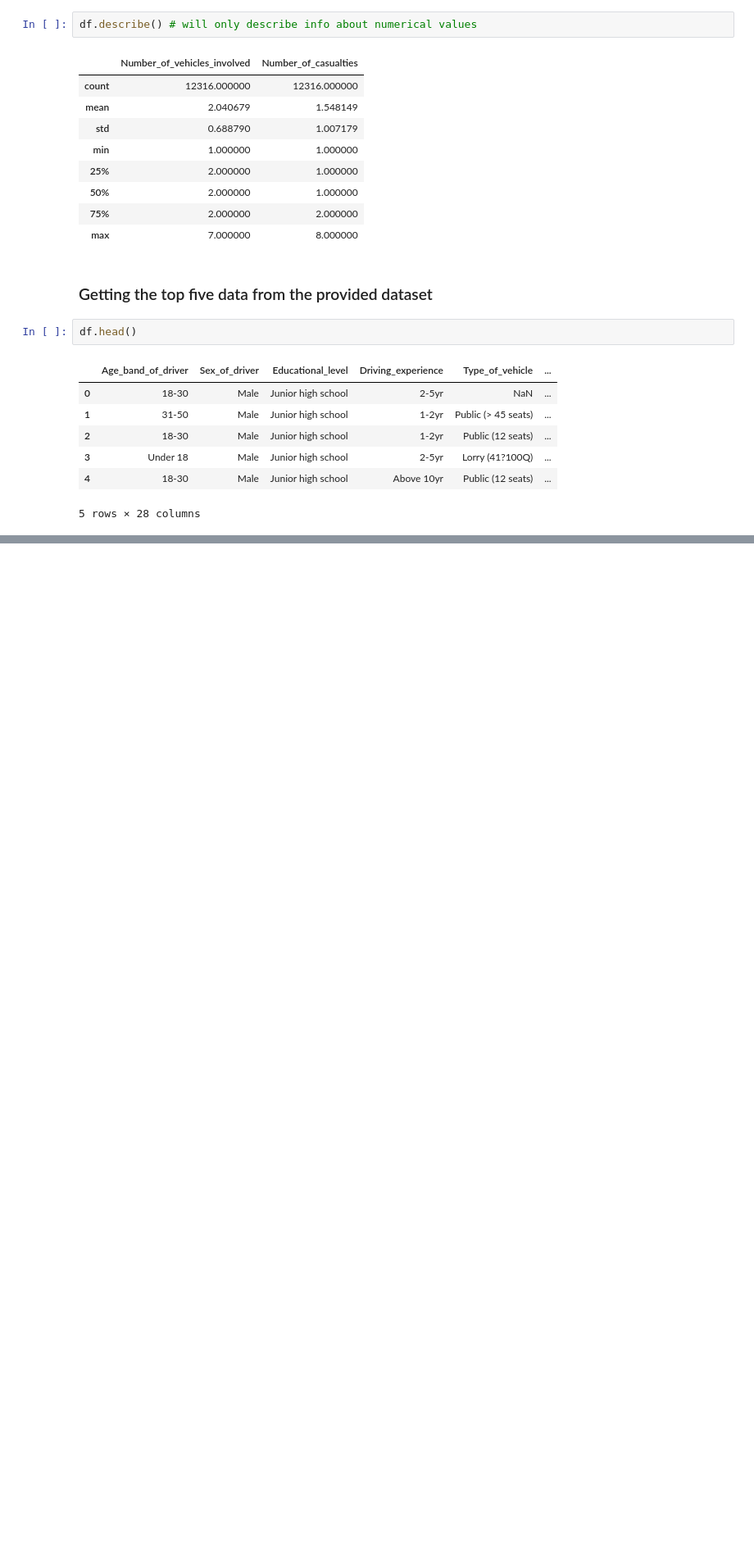
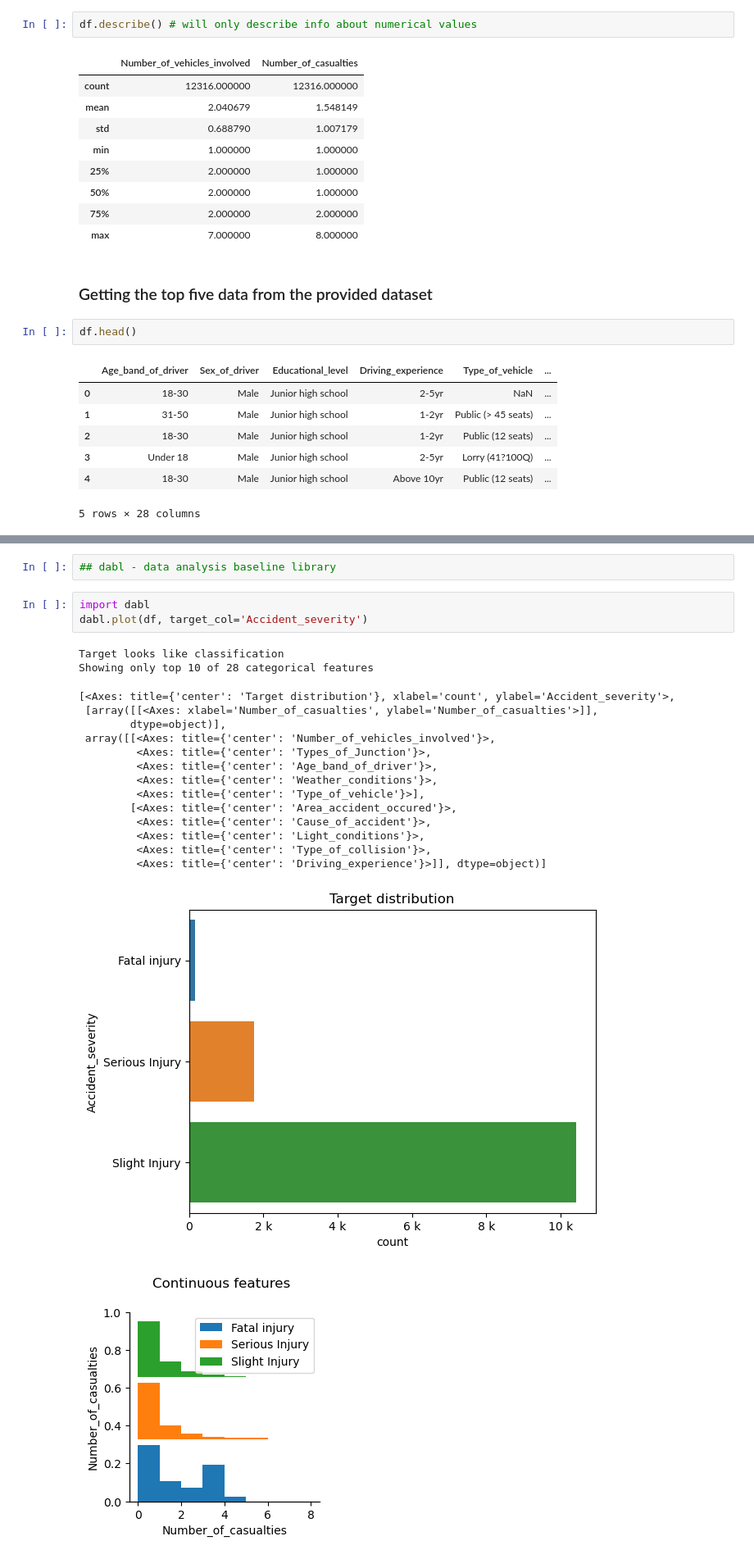
Before and after one commit to Impact-Dev1/Road-Traffic-Severity-Classification, a Jupyter notebook: main.ipynb, the cells around one changed output, grey strips where cells are left out. Shown at 82% size. Saved outputs shown, nothing was run; the diff lists cells and outputs as text; blank space fills up the shorter version.

```diff
--- a/main.ipynb
+++ b/main.ipynb
@@ -34,0 +114,23 @@ df.head()
+# %%
+## dabl - data analysis baseline library
+# %%
+import dabl
+dabl.plot(df, target_col='Accident_severity')
+# %% [output]
+Target looks like classification
+Showing only top 10 of 28 categorical features
+[<Axes: title={'center': 'Target distribution'}, xlabel='count', ylabel='Accident_severity'>,
+ [array([[<Axes: xlabel='Number_of_casualties', ylabel='Number_of_casualties'>]],
+        dtype=object)],
+ array([[<Axes: title={'center': 'Number_of_vehicles_involved'}>,
+         <Axes: title={'center': 'Types_of_Junction'}>,
+         <Axes: title={'center': 'Age_band_of_driver'}>,
+         <Axes: title={'center': 'Weather_conditions'}>,
+         <Axes: title={'center': 'Type_of_vehicle'}>],
+        [<Axes: title={'center': 'Area_accident_occured'}>,
+         <Axes: title={'center': 'Cause_of_accident'}>,
+         <Axes: title={'center': 'Light_conditions'}>,
+         <Axes: title={'center': 'Type_of_collision'}>,
+         <Axes: title={'center': 'Driving_experience'}>]], dtype=object)]
+[figure, added]
+[figure, added]
```
Also changed, not shown: parts of 18 cells of this notebook.
